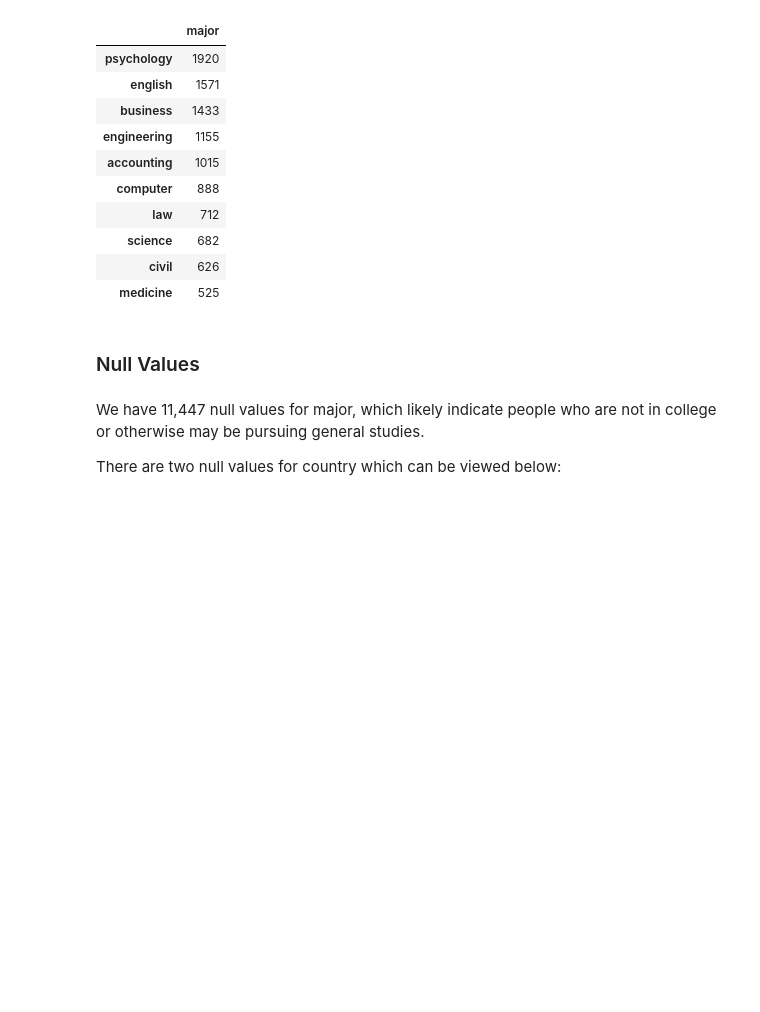
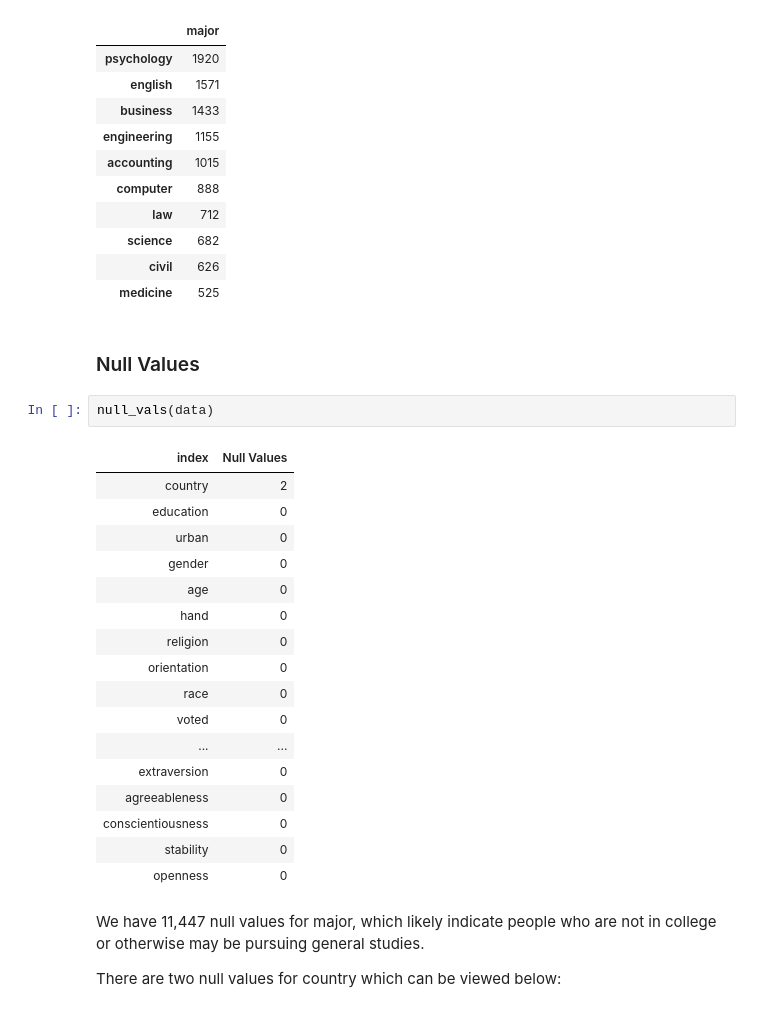
Before and after one commit to freyjagarner/D214, a Jupyter notebook: Untitled.ipynb, the cells around one changed output. Drawn from its saved outputs; the diff is of its cells as text; blank space fills up the shorter version.

```diff
--- a/Untitled.ipynb
+++ b/Untitled.ipynb
@@ -627,6 +616,26 @@ pd.DataFrame(data.major.value_counts()[0:10])
 | medicine | 525 |
 # %% [markdown]
 ### Null Values
+# %%
+null_vals(data)
+# %% [output]
+| index | Null Values |
+| country | 2 |
+| education | 0 |
+| urban | 0 |
+| gender | 0 |
+| age | 0 |
+| hand | 0 |
+| religion | 0 |
+| orientation | 0 |
+| race | 0 |
+| voted | 0 |
+| ... | ... |
+| extraversion | 0 |
+| agreeableness | 0 |
+| conscientiousness | 0 |
+| stability | 0 |
+| openness | 0 |
 # %% [markdown]
 We have 11,447 null values for major, which likely indicate people who are not in college or otherwise may be pursuing general studies.
 
```
Also changed, not shown: parts of 14 cells of this notebook.
